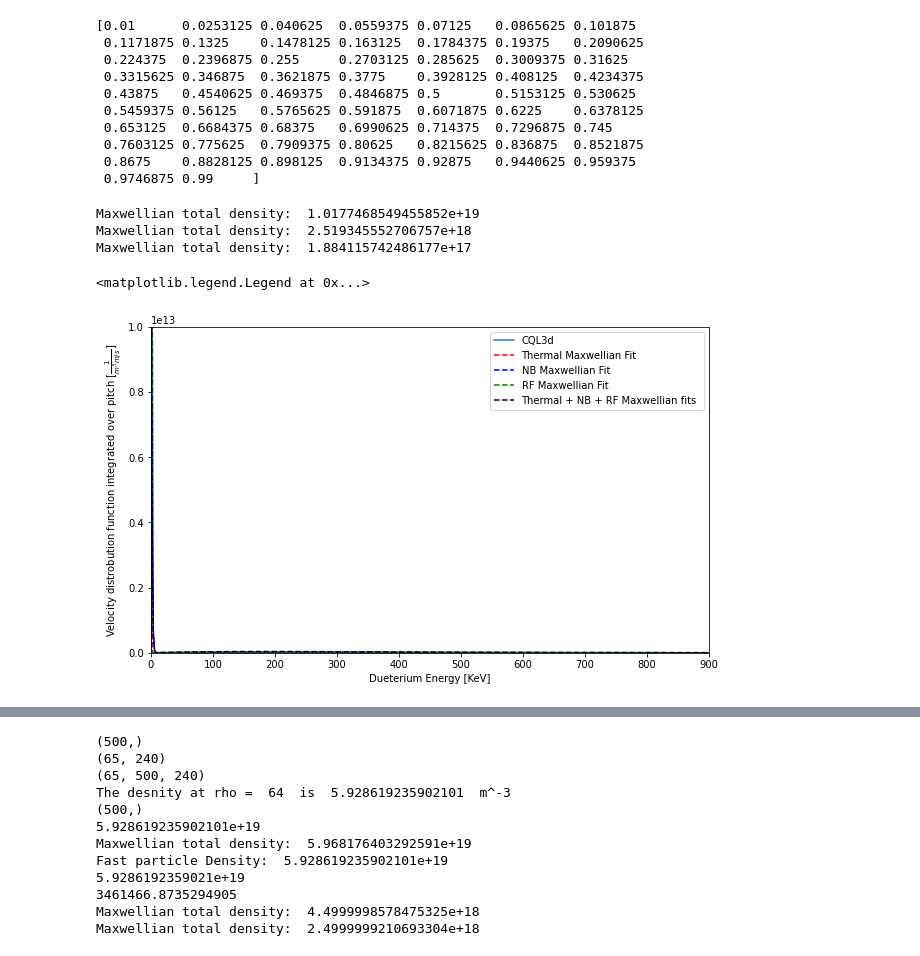
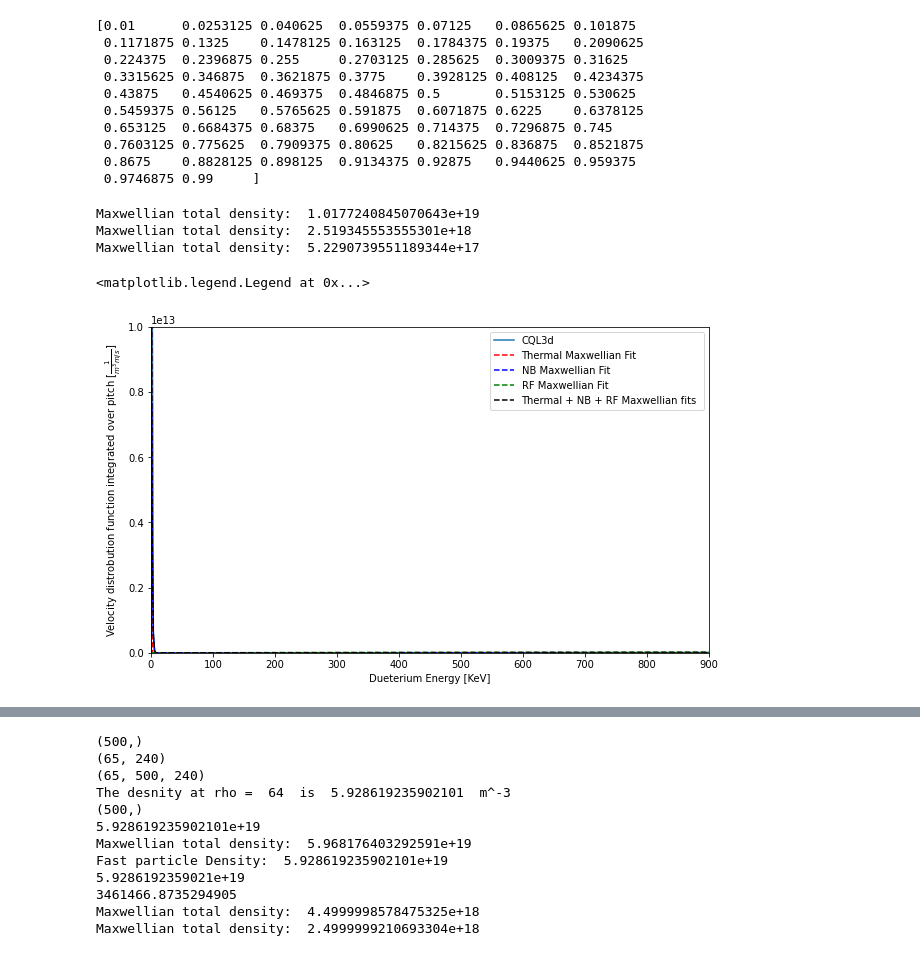
Before and after one commit to vandelij/genray_cql3d_plots, a Jupyter notebook: shots/147634/scan_beam_and_RF/beam_5_RF_testing/make_distrobution.ipynb, the cells around one changed output, grey strips where cells are left out. Drawn from its saved outputs; the diff is of its cells as text; code cells hidden in the pictures.

```diff
--- a/shots/147634/scan_beam_and_RF/beam_5_RF_testing/make_distrobution.ipynb
+++ b/shots/147634/scan_beam_and_RF/beam_5_RF_testing/make_distrobution.ipynb
@@ -212,7 +212,7 @@ def plot_maxwell_given_n_T_enerkev(n, T, enerkev, plotlog, color, label):
     # plt.plot(0.5*M*v_array**2/(1.6022e-19*1000), 4*np.pi*v_array*f_maxwell_cold[0, :], 'r--')
     # plt.plot(v_array, 4*np.pi*v_array**2*f_maxwell_cold[rhoindex, :], 'r--')
     if plotlog:
-        plt.plot(0.5*M*v_array**2/(1.6022e-19*1000), np.log(4*np.pi*v_array**2*f_maxwell_cold+1), 'r--', label=label)
+        plt.plot(0.5*M*v_array**2/(1.6022e-19*1000), np.log(4*np.pi*v_array**2*f_maxwell_cold+1), '--', color=color, label=label)
     else:
         plt.plot(0.5*M*v_array**2/(1.6022e-19*1000), 4*np.pi*v_array**2*f_maxwell_cold, '--', color=color, label=label)
     print('Maxwellian total density: ', np.trapz(4*np.pi*v_array**2*f_maxwell_cold, v_array))
@@ -260,7 +260,8 @@ def fit_three_guassians_to_cql(enerkev, cql_nc, rhoindex, bounds):
     integrated_over_pitch = np.trapz(ff[rhoindex, :]*two_pi_siny_dy[rhoindex], axis=1)
     integrated_over_pitch = 1e6*integrated_over_pitch*normalizedVel**2*(1/vnorm)*100  # SI units
 
-    popt = curve_fit(maxwellian_fit, enerkev, integrated_over_pitch, p0=[n, T, .1*n, 30, .1*n, 200 ], bounds=bounds)
+    # popt = curve_fit(maxwellian_fit, enerkev, integrated_over_pitch, p0=[n, T, .1*n, 30, .1*n, 0.9*bounds[-1][-1] ], bounds=bounds)
+    popt = curve_fit(maxwellian_fit, enerkev, integrated_over_pitch, p0=[n, T, .1*n, 4*T, .1*n, 0.9*bounds[-1][-1] ], bounds=bounds)
     #popt = curve_fit(maxwellian_fit, enerkev, integrated_over_pitch, p0=[1, 8, .4, 30, .1, 200 ])
     #print(len(popt[0]))
     n1 = popt[0][0]
@@ -352,7 +353,8 @@ rhoindex = 64
 for rhoindex in range(rho.shape[0]):
     T = genray_temps[rhoindex]
     n = genray_density[rhoindex]/1e19
-    bounds = ([0, 0, 0, 2*T, 0, 80],[n*1.2, T*1.2, 0.15*n, 80, 0.15*n, 500])
+    # bounds = ([0, 0, 0, 2*T, 0, 80],[n*1.2, T*1.2, 0.15*n, 80, 0.15*n, 500])
+    bounds = ([0, 0, 0, 2*T, 0, 80],[n*1.2, T*1.2, 0.15*n, 80, 0.15*n, 3000])
     integrated_over_pitch, n1, T1, n2, T2, n3, T3 = fit_three_guassians_to_cql(enerkev, cql_nc=cql_nc, rhoindex=rhoindex, bounds=bounds)
 
     array_to_sort = np.array([[T1, T2, T3], [n1, n2, n3]])
@@ -366,37 +368,37 @@ for rhoindex in range(rho.shape[0]):
     n_th = sorted_array[1, 0]
     n_NB = sorted_array[1, 1]
     n_RF = sorted_array[1, 2]
 
     nth_array[rhoindex] = n_th
     nNB_array[rhoindex] = n_NB
     nRF_array[rhoindex] = n_RF
 
     Tth_array[rhoindex] = T_th
     TNB_array[rhoindex] = T_NB
     TRF_array[rhoindex] = T_RF
 
 # ----------------------------------------------------
 
 plt.figure(figsize=(10,6))
 plt.plot(enerkev, integrated_over_pitch, label='CQL3d')
 
 max_energy_gridTH, max_TH = plot_maxwell_given_n_T_enerkev(n_th*1e19, T_th, enerkev, plotlog=False, color='red', label='Thermal Maxwellian Fit')
 max_energy_gridNB, max_NB = plot_maxwell_given_n_T_enerkev(n_NB*1e19, T_NB, enerkev, plotlog=False, color='blue', label='NB Maxwellian Fit')
 max_energy_gridRF, max_RF = plot_maxwell_given_n_T_enerkev(n_RF*1e19, T_RF, enerkev, plotlog=False, color='green', label='RF Maxwellian Fit')
 
 
 plt.plot(enerkev,  max_TH + max_NB + max_RF, '--', label='Thermal + NB + RF Maxwellian fits ', color='black')
 plt.xlabel('Dueterium Energy [KeV]')
 plt.ylabel(r'Velocity distrobution function integrated over pitch [$\frac{1}{m^3 m/s}$]')
 plt.xlim(0, 900)
 plt.ylim(0, (1e13))
 plt.legend()
 # %% [output]
-Maxwellian total density:  1.0177468549455852e+19
-Maxwellian total density:  2.519345552706757e+18
-Maxwellian total density:  1.884115742486177e+17
+Maxwellian total density:  1.0177240845070643e+19
+Maxwellian total density:  2.519345553555301e+18
+Maxwellian total density:  5.2290739551189344e+17
 <matplotlib.legend.Legend at 0x...>
-[figure, old version]
+[figure, new version]
 # %%
 # plot the thermal, neutral beam, and RF density and temperature
 fig, axs = plt.subplots(2, 3, figsize=(20, 15))
```
Also changed, not shown: parts of 3 cells of this notebook.
